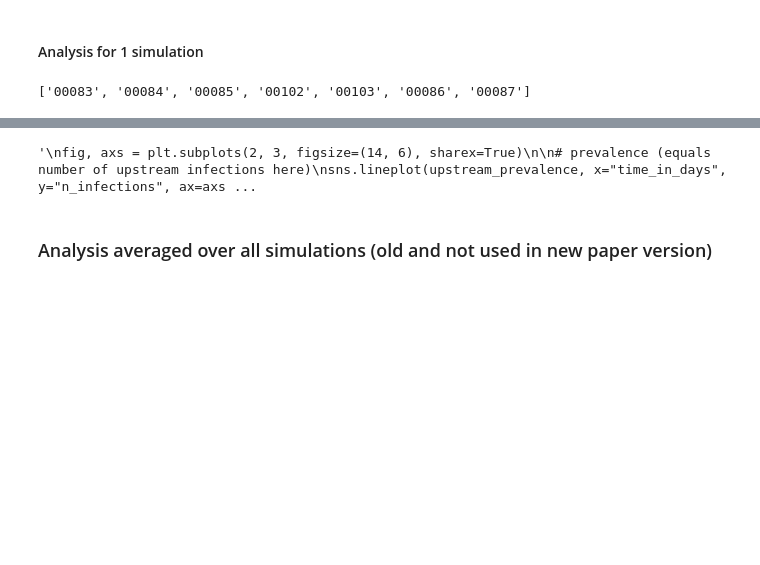
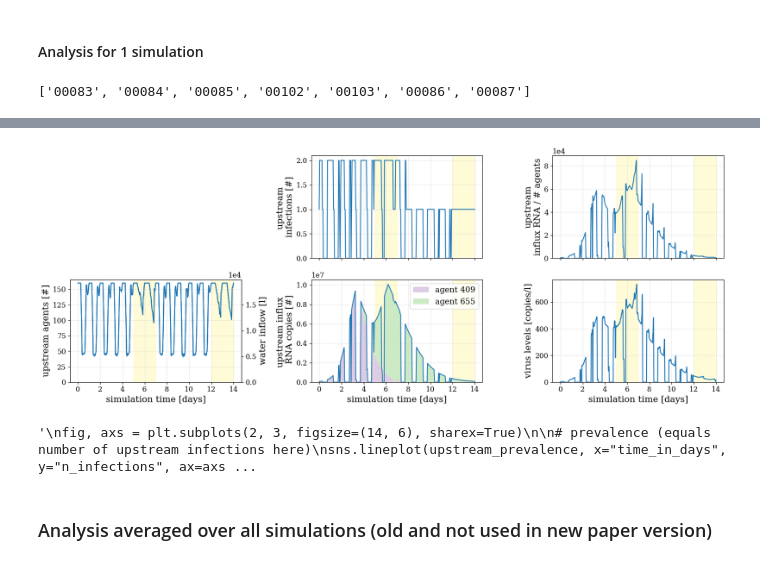
Before and after one commit to inside-consortium/inside_demonstrator, a Jupyter notebook: analysis/scripts/2_analyze_one_simulation_in_depth.ipynb, the cells around one changed output, grey strips where cells are left out. Drawn from its saved outputs; the diff is of its cells as text; code cells hidden in the pictures; blank space fills up the shorter version.

```diff
--- a/analysis/scripts/2_analyze_one_simulation_in_depth.ipynb
+++ b/analysis/scripts/2_analyze_one_simulation_in_depth.ipynb
@@ -285,3 +287,74 @@ plt.savefig(os.path.join(plot_path, file_name_prefix+f'_overview_station_{sampli
+# %%
+import matplotlib.patches as patches
+import matplotlib.ticker as ticker
+
+fig, axs = plt.subplots(2, 3, figsize=(16.6, 6.5), sharex=True)
+
+# Function to add yellow background rectangle
+def highlight_days(ax, start, end, color='lemonchiffon', alpha=0.3):
+    ax.add_patch(patches.Rectangle((start, ax.get_ylim()[0]),
+                                   end-start, ax.get_ylim()[1] - ax.get_ylim()[0],
+                                   color=color, alpha=alpha, zorder=0))
+
+# Function to set custom x-axis ticks
+def set_custom_ticks(ax, start=0, interval=2):
+    ax.xaxis.set_major_locator(ticker.MultipleLocator(interval))
+    ax.xaxis.set_major_formatter(ticker.FuncFormatter(lambda x, _: int(x)))
+
+# prevalence (equals number of upstream infections here)
+sns.lineplot(upstream_prevalence, x="time_in_days", y="n_infections", ax=axs[0,1])
+axs[0,1].set_ylabel("upstream \ninfections [#]")
+
+# upstream influx RNA / n agents
+total_shedding["shedding_per_agent"] = total_shedding["shedding"]/upstream_agents["n_agents"]
+sns.lineplot(data=total_shedding, x="time_in_days", y="shedding_per_agent", ax=axs[0,2])
+axs[0,2].set_ylabel("upstream\ninflux RNA / # agents")
+axs[0, 2].ticklabel_format(axis="y", style="sci", scilimits=(4,4))
+
+# upstream influx RNA per agent
+x = stacked_shedding.time_in_days.unique()
+y = [stacked_shedding.loc[stacked_shedding.agent_id==agent_id, "shedding"].values for agent_id in infected_agent_ids]
+axs[1,1].stackplot(x, y, labels=[f"agent {int(i)}" for i in infected_agent_ids],
+                   colors=[sns.color_palette("Pastel1")[i] for i in [3,2, 6, 7, 8]])
+axs[1,1].legend(loc='upper right')
+
+# upstream influx RNA
+sns.lineplot(data=total_shedding, x="time_in_days", y="shedding", ax=axs[1,1])
+axs[1,1].set_xlabel(f"simulation time [days]")
+axs[1,1].set_ylabel("upstream influx \n RNA copies [#]")
+
+# upstream agents
+sns.lineplot(data=upstream_agents, x="time_in_days", y="n_agents", ax=axs[1,0])
+axs[1,0].set_xlabel(f"simulation time [days]")
+axs[1,0].set_ylabel("upstream agents [#]")
+axs[1,0].set_ylim(0)
+ax_1_0_right = axs[1,0].twinx()
+upstream_agents["inflow"] = upstream_agents["n_agents"] * 120
+sns.lineplot(data=upstream_agents, x="time_in_days", y="inflow", ax=ax_1_0_right)
+ax_1_0_right.set_ylabel("water inflow [l]")
+ax_1_0_right.set_ylim(0)
+ax_1_0_right.ticklabel_format(axis="y", style="sci", scilimits=(4,4))
+
+# concentration
+sns.lineplot(data=df_conc_sub, x="time_in_days", y="COVID_copies/l", ax=axs[1,2])
+axs[1,2].set_xlabel(f"simulation time [days]")
+axs[1,2].set_ylabel("virus levels [copies/l]")
+
+# Add yellow background for all subplots
+for i in range(2):
+    for j in range(3):
+        highlight_days(axs[i, j], 5, 7, color='lemonchiffon', alpha=0.8)
+        highlight_days(axs[i, j], 12, 14, color='lemonchiffon', alpha=0.8)
+        axs[i, j].grid(color="lightgrey", linestyle="--", linewidth=0.5)
+        axs[i, j].set_ylim(0.0)
+        set_custom_ticks(axs[i, j], start=0, interval=2)
+
+axs[0,0].set_visible(False)
+
+plt.tight_layout()
+plt.savefig(os.path.join(plot_path, file_name_prefix+f'_overview_station_{sampling_point}_simulation_{simulation_id}.png'))
+# %% [output]
+[figure, added]
 # %%
 # old plot version without influx RNA per agent
 """
```
Also changed, not shown: parts of 3 cells of this notebook.
